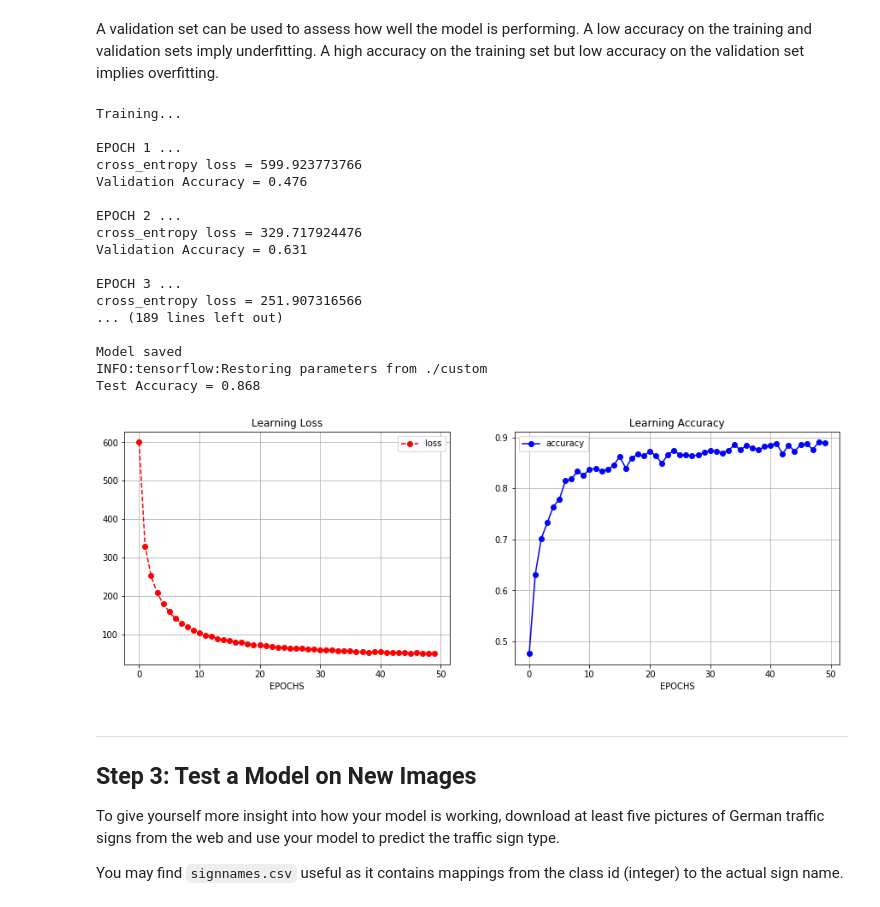
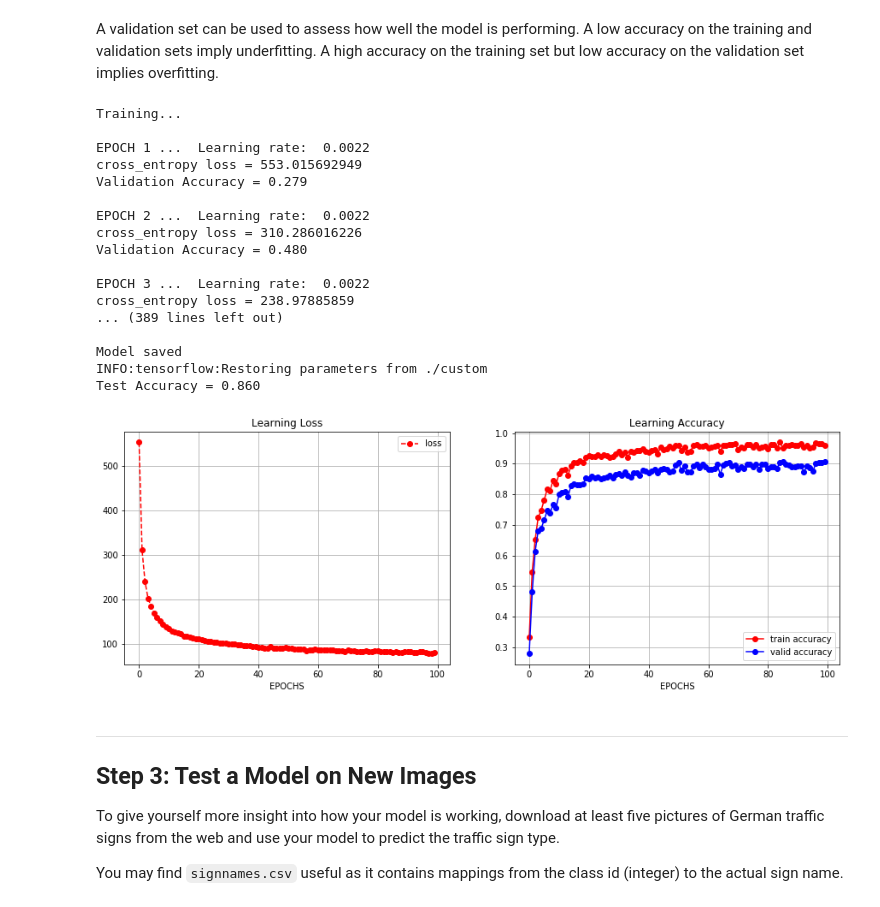
Before and after one commit to SungwookLE/udacity_Traffic-Sign-Classifier-Project, a Jupyter notebook: Traffic_Sign_Classifier.ipynb, the cells around one changed output. Drawn from its saved outputs; the diff is of its cells as text; code cells hidden in the pictures.

```diff
--- a/Traffic_Sign_Classifier.ipynb
+++ b/Traffic_Sign_Classifier.ipynb
@@ -283,19 +312,23 @@ sets imply underfitting. A high accuracy on the training set but low accuracy on
 ### Once a final model architecture is selected,
 ### the accuracy on the test set should be calculated and reported as well.
 ### Feel free to use as many code cells as needed.
-EPOCHS = 50
-BATCH_SIZE = 200
-rate = 0.001
-beta = 0.001
+EPOCHS = 100
+BATCH_SIZE = 255
+rate= 0.0022
+beta = 0.0015 #l2 regularization weighting factor
 
-logits, conv1, conv2, weights_bundle = LeNet_Custom(x, keep_prob)
+logits, conv1, conv2, weights_bundle = LeNet_Custom(x, training, keep_prob)
 cross_entropy = tf.nn.softmax_cross_entropy_with_logits(logits=logits, labels=one_hot_y )
 regularizer=0
 for i in range(len(weights_bundle)):
     regularizer+= tf.nn.l2_loss(weights_bundle[i])
 loss_operation = tf.reduce_mean(cross_entropy+beta*regularizer)
+
 optimizer = tf.train.AdamOptimizer(learning_rate = rate)
 training_operation = optimizer.minimize(loss_operation)
+#update_ops = tf.get_collection(tf.GraphKeys.UPDATE_OPS)
+#with tf.control_dependencies(update_ops):
+#    training_operation = optimizer.minimize(loss_operation)
 
 correct_prediction = tf.equal(tf.argmax(logits, 1), tf.argmax(one_hot_y, 1))
 accuracy_operation = tf.reduce_mean(tf.cast(correct_prediction, tf.float32))
@@ -311,7 +344,8 @@ def evaluate(X_data, y_data):
     sess = tf.get_default_session()
     for offset in range(0, num_examples, BATCH_SIZE):
         batch_x, batch_y = X_data[offset:offset+BATCH_SIZE], y_data[offset:offset+BATCH_SIZE]
-        accuracy = sess.run(accuracy_operation, feed_dict={x: batch_x, y: batch_y, keep_prob:1})
+        accuracy = sess.run(accuracy_operation, feed_dict={x: batch_x, y: batch_y, keep_prob:1,
+                                                           training: False})
         total_accuracy += (accuracy * len(batch_x))
     return total_accuracy / num_examples
 
@@ -328,16 +362,28 @@ with tf.Session() as sess:
         for offset in range(0, num_examples, BATCH_SIZE):
             end = offset + BATCH_SIZE
             batch_x, batch_y = X_train_normal[offset:end], y_train[offset:end]
-            sess.run(training_operation, feed_dict={x: batch_x, y: batch_y, keep_prob:0.75})
-            loss_log+=sess.run(loss_operation, feed_dict={x: batch_x, y: batch_y, keep_prob:0.75} )
+            sess.run(training_operation, feed_dict={x: batch_x, y: batch_y, keep_prob:0.55, learning_rate: rate,
+                                                    training: False }) #If set Ture means batch normalization opt
+            loss_log+=sess.run(loss_operation, feed_dict={x: batch_x, y: batch_y, keep_prob:0.55,
+                                                          training: False} )#If set Ture means batch normalization opt
+
+        if (i>15) & (i<50):
+            rate=rate*np.exp(-0.01*i) #learing_rate scheduling for performance
+        if i >= 35:
+            rate=rate
 
         loss_set_forplot.append(loss_log) #for plotting
+
+        train_accuracy = evaluate(X_train, y_train)
         validation_accuracy = evaluate(X_valid, y_valid)
-        accuracy_set_forplot.append(validation_accuracy) #for plotting
-        print("EPOCH {} ...".format(i+1))
+        accuracy_set_forplot.append([train_accuracy, validation_accuracy]) #for plotting
+        print("EPOCH {} ...".format(i+1), " Learning rate: ", rate)
         print("cross_entropy loss =",loss_log)
         print("Validation Accuracy = {:.3f}".format(validation_accuracy))
         print()
+
+        if validation_accuracy > 0.93:
+            break
 
     saver.save(sess, './custom')
     print("Model saved")
@@ -349,37 +395,40 @@ with tf.Session() as sess:
 # %% [output]
 Training...
 
-EPOCH 1 ...
-cross_entropy loss = 599.923773766
-Validation Accuracy = 0.476
+EPOCH 1 ...  Learning rate:  0.0022
+cross_entropy loss = 553.015692949
+Validation Accuracy = 0.279
 
-EPOCH 2 ...
-cross_entropy loss = 329.717924476
-Validation Accuracy = 0.631
+EPOCH 2 ...  Learning rate:  0.0022
+cross_entropy loss = 310.286016226
+Validation Accuracy = 0.480
 
-EPOCH 3 ...
-cross_entropy loss = 251.907316566
-... (189 lines left out)
+EPOCH 3 ...  Learning rate:  0.0022
+cross_entropy loss = 238.97885859
+... (389 lines left out)
 
 Model saved
 INFO:tensorflow:Restoring parameters from ./custom
-Test Accuracy = 0.868
+Test Accuracy = 0.860
 # %%
+accuracy_set_forplot = np.array(accuracy_set_forplot)
+
 fig,ax = plt.subplots(1,2, figsize=(15,5))
 ax[0].plot(loss_set_forplot, 'o--', color='red', label='loss')
-ax[1].plot(accuracy_set_forplot, 'o-',  color='blue',label='accuracy')
+ax[1].plot(accuracy_set_forplot[:,0], 'o-',  color='red',label='train accuracy')
+ax[1].plot(accuracy_set_forplot[:,1], 'o-',  color='blue',label='valid accuracy')
 ax[0].set_xlabel('EPOCHS')
 ax[1].set_xlabel('EPOCHS')
 ax[0].grid()
 ax[1].grid()
 ax[0].legend()
 ax[1].legend()
 ax[0].set_title('Learning Loss')
 ax[1].set_title('Learning Accuracy')
 plt.show()
 fig.savefig('learn_monitor')
 # %% [output]
-[figure, old version]
+[figure, new version]
 # %% [markdown]
 ---
 
```
Also changed, not shown: parts of 11 cells of this notebook, 15 other files.
